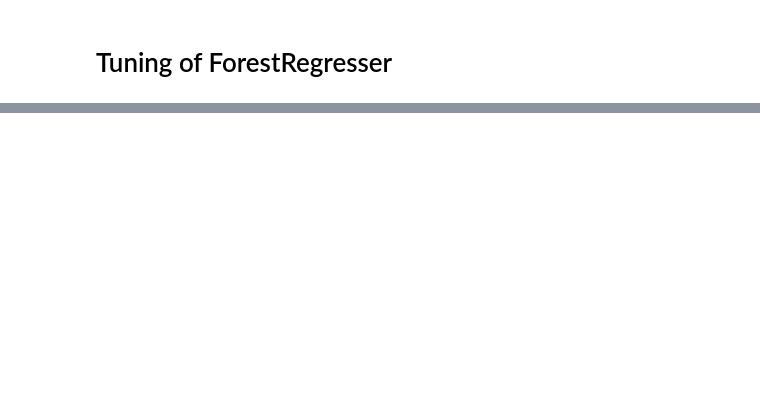
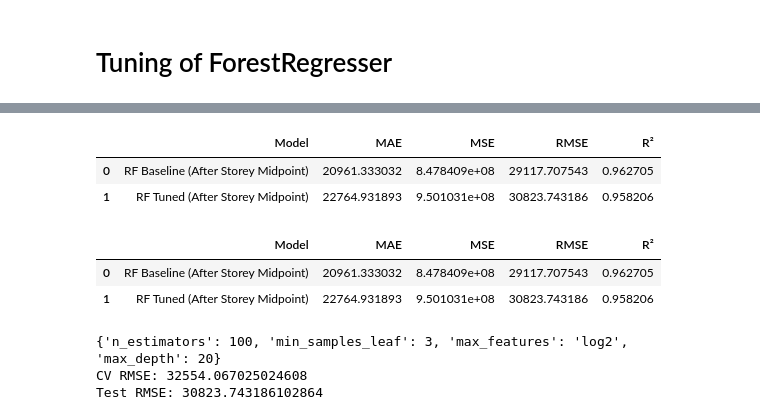
Before and after one commit to hamsitha2005/hdb-resale-streamlit, a Jupyter notebook: MLDP Program Codes Submission Template (2).ipynb, the cells around one changed output, grey strips where cells are left out. Saved outputs shown, nothing was run; the diff lists cells and outputs as text; code cells hidden in the pictures; blank space fills up the shorter version.

```diff
--- a/MLDP Program Codes Submission Template (2).ipynb
+++ b/MLDP Program Codes Submission Template (2).ipynb
@@ -1295,0 +1260,43 @@ print(top5)
+# %%
+# 4) Compare: Storey Mid baseline vs Storey Mid tuned
+rf_storey_tuning_compare_df = pd.DataFrame({
+    "Model": [
+        "RF Baseline (After Storey Midpoint)",
+        "RF Tuned (After Storey Midpoint)"
+    ],
+    "MAE":  [mae_storey, mae_tuned],
+    "MSE":  [mse_storey, mse_tuned],
+    "RMSE": [rmse_storey, rmse_tuned],
+    "R²":   [r2_storey,  r2_tuned]
+})
+
+rf_storey_tuning_compare_df
+# %% [output]
+|  | Model | MAE | MSE | RMSE | R² |
+| 0 | RF Baseline (After Storey Midpoint) | 20961.333032 | 8.478409e+08 | 29117.707543 | 0.962705 |
+| 1 | RF Tuned (After Storey Midpoint) | 22764.931893 | 9.501031e+08 | 30823.743186 | 0.958206 |
+# %%
+rf_tuning_compare_df = pd.DataFrame({
+    "Model": [
+        "RF Baseline (After Storey Midpoint)",
+        "RF Tuned (After Storey Midpoint)"
+    ],
+    "MAE":  [mae_storey, mae_tuned],
+    "MSE":  [mse_storey, mse_tuned],
+    "RMSE": [rmse_storey, rmse_tuned],
+    "R²":   [r2_storey,  r2_tuned]
+})
+
+rf_tuning_compare_df
+# %% [output]
+|  | Model | MAE | MSE | RMSE | R² |
+| 0 | RF Baseline (After Storey Midpoint) | 20961.333032 | 8.478409e+08 | 29117.707543 | 0.962705 |
+| 1 | RF Tuned (After Storey Midpoint) | 22764.931893 | 9.501031e+08 | 30823.743186 | 0.958206 |
+# %%
+print(rs_rf.best_params_)
+print("CV RMSE:", -rs_rf.best_score_)
+print("Test RMSE:", rmse_tuned)
+# %% [output]
+{'n_estimators': 100, 'min_samples_leaf': 3, 'max_features': 'log2', 'max_depth': 20}
+CV RMSE: 32554.067025024608
+Test RMSE: 30823.743186102864
```
Also changed, not shown: parts of 25 cells of this notebook, 2 other files.
